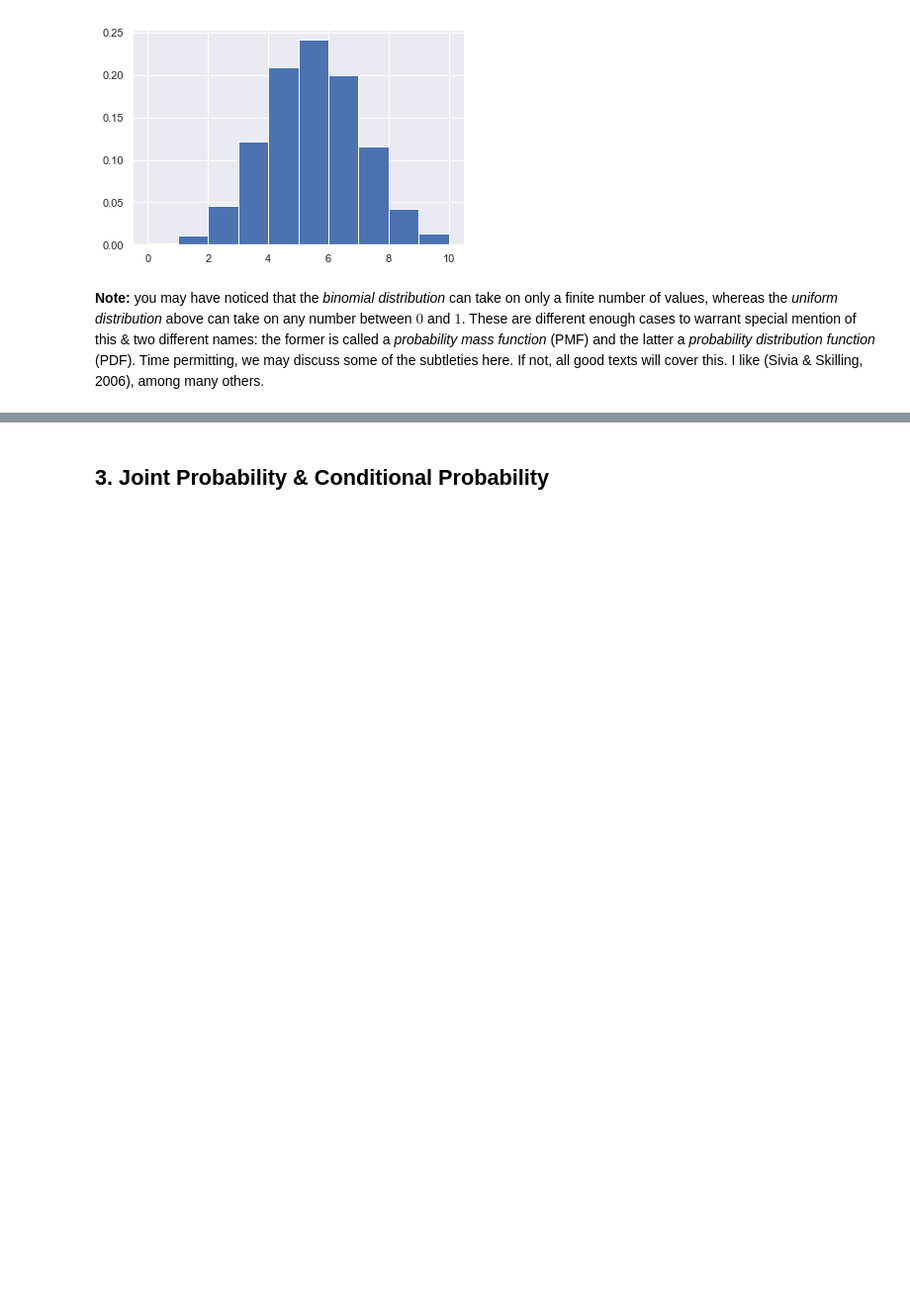
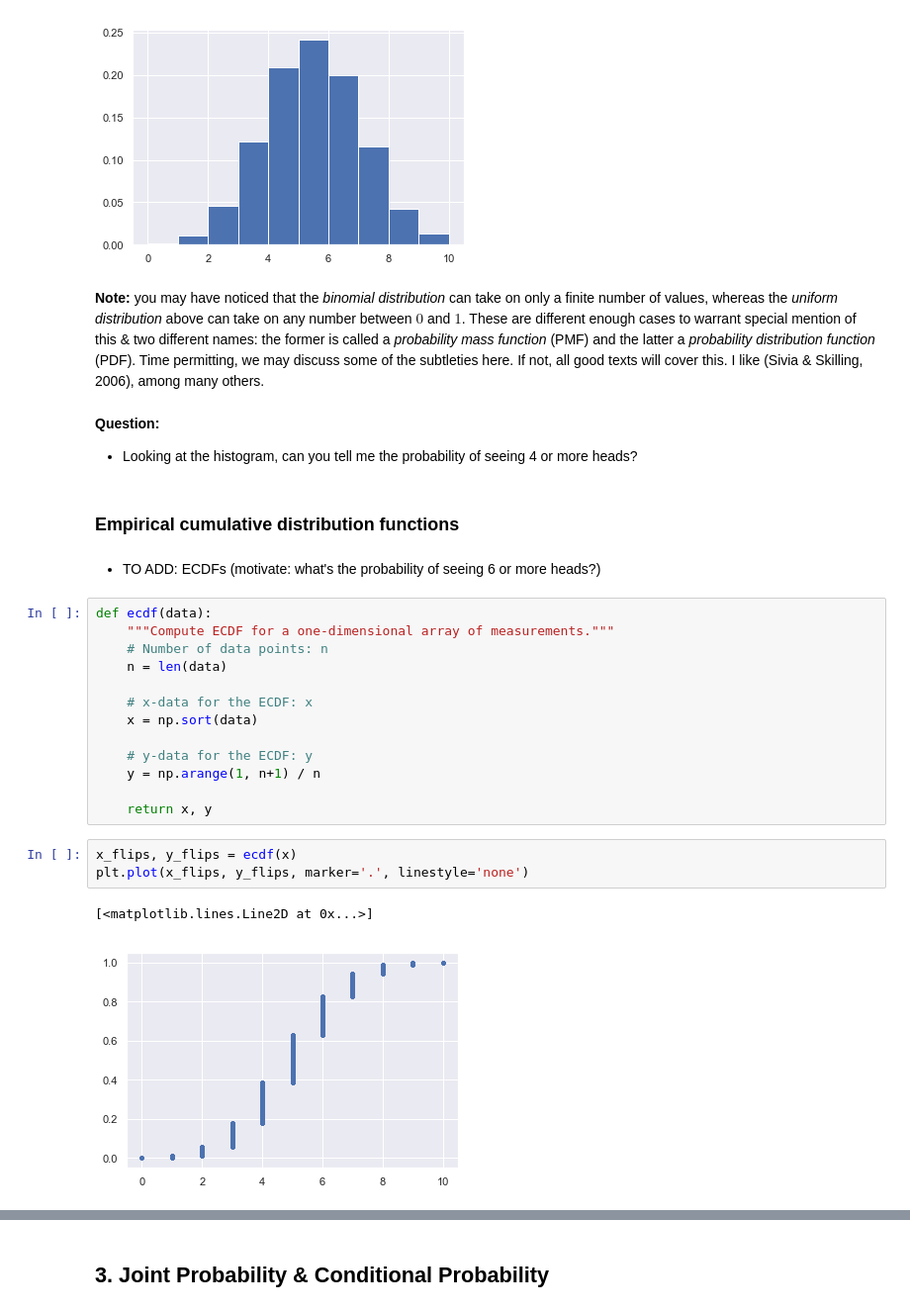
Before and after one commit to hugobowne/bayesian-stats-simulation-tutorial, a Jupyter notebook: notebooks/01-Instructor-Probability_a_simulated_introduction.ipynb, the cells around one changed output, grey strips where cells are left out. Shown at 99% size. Drawn from its saved outputs; the diff is of its cells as text; blank space fills up the shorter version.

Commit message:
add probability distributions and their stories

```diff
--- a/notebooks/01-Instructor-Probability_a_simulated_introduction.ipynb
+++ b/notebooks/01-Instructor-Probability_a_simulated_introduction.ipynb
@@ -184,3 +186,29 @@ plt.hist(x, density=True);
 [figure]
 # %% [markdown]
 **Note:** you may have noticed that the _binomial distribution_ can take on only  a finite number of values, whereas the _uniform distribution_ above can take on any number between $0$ and $1$. These are different enough cases to warrant special mention of this & two different names: the former is called a _probability mass function_ (PMF) and the latter a _probability distribution function_ (PDF). Time permitting, we may discuss some of the subtleties here. If not, all good texts will cover this. I like (Sivia & Skilling, 2006), among many others.
+# %% [markdown]
+**Question:**
+* Looking at the histogram, can you tell me the probability of seeing 4 or more heads?
+# %% [markdown]
+### Empirical cumulative distribution functions
+# %% [markdown]
+* TO ADD: ECDFs (motivate: what's the probability of seeing 6 or more heads?)
+# %%
+def ecdf(data):
+    """Compute ECDF for a one-dimensional array of measurements."""
+    # Number of data points: n
+    n = len(data)
+
+    # x-data for the ECDF: x
+    x = np.sort(data)
+
+    # y-data for the ECDF: y
+    y = np.arange(1, n+1) / n
+
+    return x, y
+# %%
+x_flips, y_flips = ecdf(x)
+plt.plot(x_flips, y_flips, marker='.', linestyle='none')
+# %% [output]
+[<matplotlib.lines.Line2D at 0x...>]
+[figure, added]
```
Also changed, not shown: parts of 37 cells of this notebook, 1 other file.
